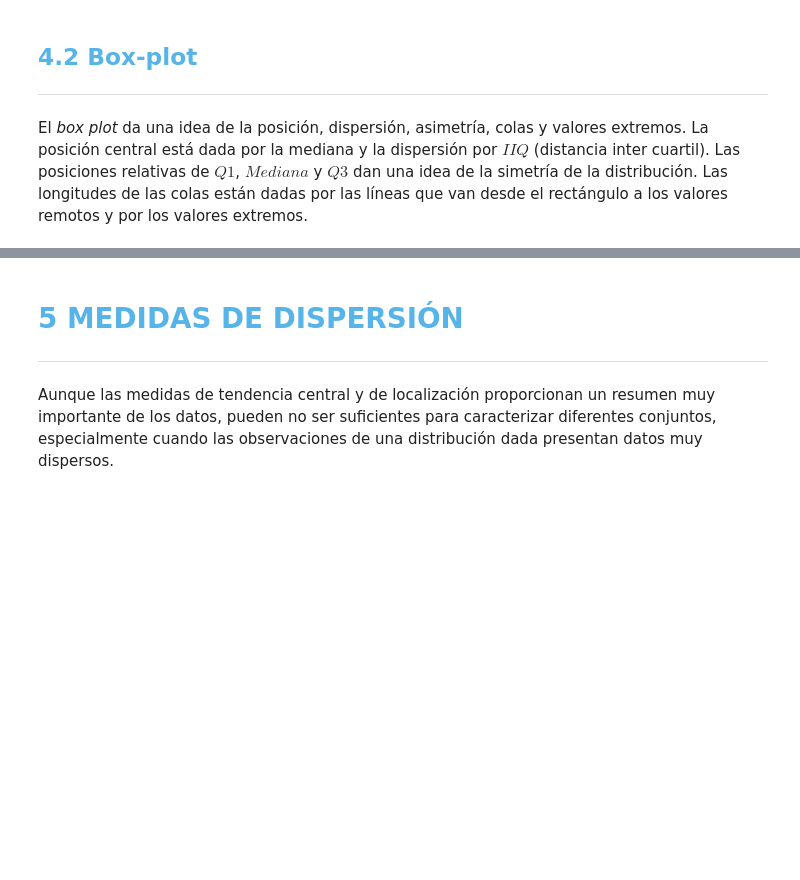
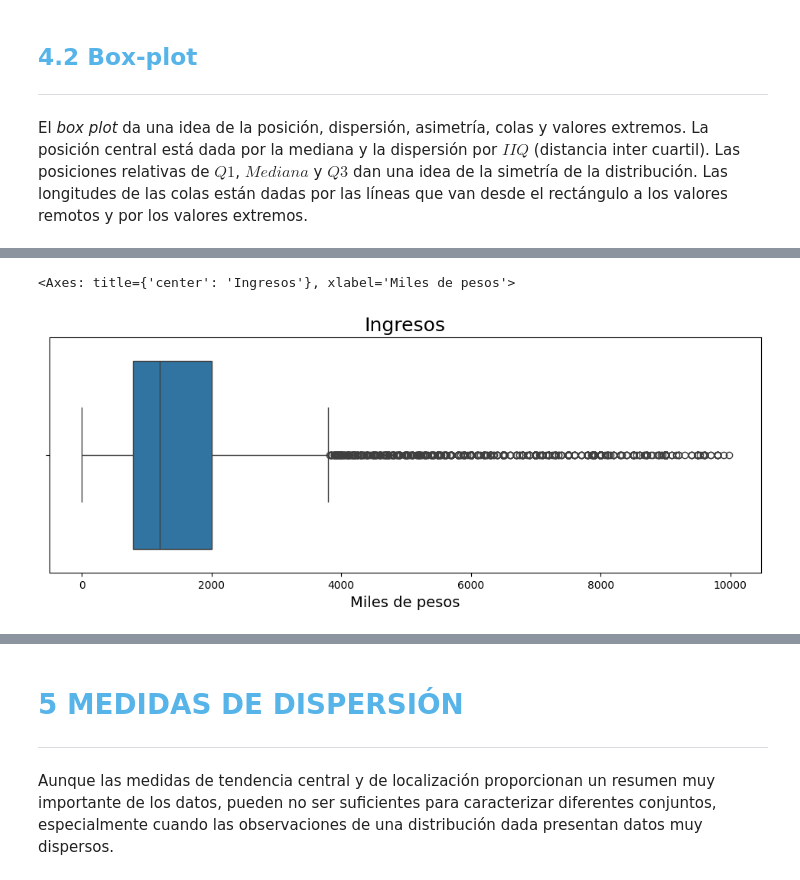
Before and after one commit to MUXULCRACK/Data-Science, a Jupyter notebook: Curso_de_Estadística_con_Python_1.ipynb, the cells around one changed output, grey strips where cells are left out. Saved outputs shown, nothing was run; the diff lists cells and outputs as text; code cells hidden in the pictures; blank space fills up the shorter version.

```diff
--- a/Curso_de_Estadística_con_Python_1.ipynb
+++ b/Curso_de_Estadística_con_Python_1.ipynb
@@ -975,0 +1078,12 @@ El *box plot* da una idea de la posición, dispersión, asimetría, colas y valo
+# %%
+ax = sns.boxplot(x='Ingreso',data = datos.query("Ingreso < 10000"),orient = 'h')
+
+
+
+ax.figure.set_size_inches(12,4)
+ax.set_title('Ingresos', fontsize =18)
+ax.set_xlabel('Miles de pesos', fontsize=14)
+ax
+# %% [output]
+<Axes: title={'center': 'Ingresos'}, xlabel='Miles de pesos'>
+[figure, added]
```
Also changed, not shown: parts of 35 cells of this notebook.
